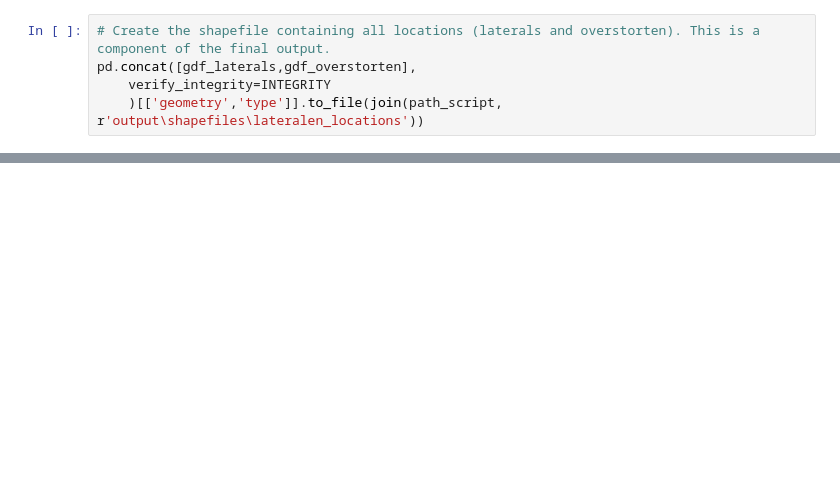
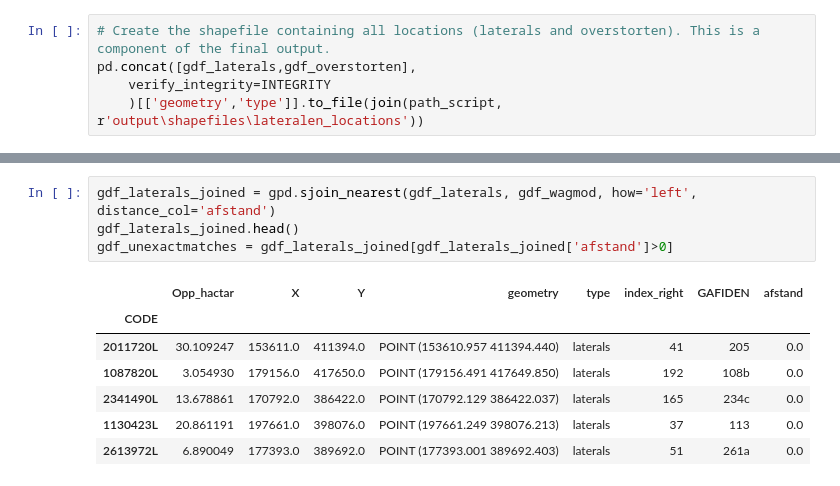
Before and after one commit to jaclangemeijer/23K01-01-importeer-neerslag-afvoer-uit-modellen, a Jupyter notebook: ETL_rainfallrunoff_data.ipynb, the cells around one changed output, grey strips where cells are left out. Drawn from its saved outputs; the diff is of its cells as text; blank space fills up the shorter version.

```diff
--- a/ETL_rainfallrunoff_data.ipynb
+++ b/ETL_rainfallrunoff_data.ipynb
@@ -298,0 +105,12 @@ for file in files_xlsx:
+# %%
+gdf_laterals_joined = gpd.sjoin_nearest(gdf_laterals, gdf_wagmod, how='left', distance_col='afstand')
+gdf_laterals_joined.head()
+gdf_unexactmatches = gdf_laterals_joined[gdf_laterals_joined['afstand']>0]
+# %% [output]
+|  | Opp_hactar | X | Y | geometry | type | index_right | GAFIDEN | afstand |
+| CODE |  |  |  |  |  |  |  |  |
+| 2011720L | 30.109247 | 153611.0 | 411394.0 | POINT (153610.957 411394.440) | laterals | 41 | 205 | 0.0 |
+| 1087820L | 3.054930 | 179156.0 | 417650.0 | POINT (179156.491 417649.850) | laterals | 192 | 108b | 0.0 |
+| 2341490L | 13.678861 | 170792.0 | 386422.0 | POINT (170792.129 386422.037) | laterals | 165 | 234c | 0.0 |
+| 1130423L | 20.861191 | 197661.0 | 398076.0 | POINT (197661.249 398076.213) | laterals | 37 | 113 | 0.0 |
+| 2613972L | 6.890049 | 177393.0 | 389692.0 | POINT (177393.001 389692.403) | laterals | 51 | 261a | 0.0 |
```
Also changed, not shown: parts of 44 cells of this notebook.
